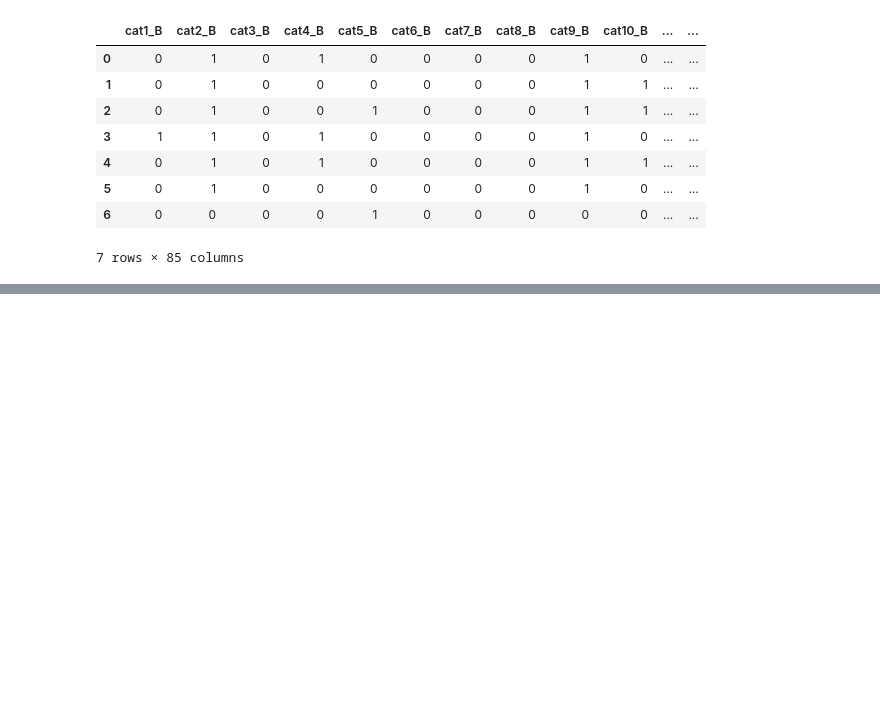
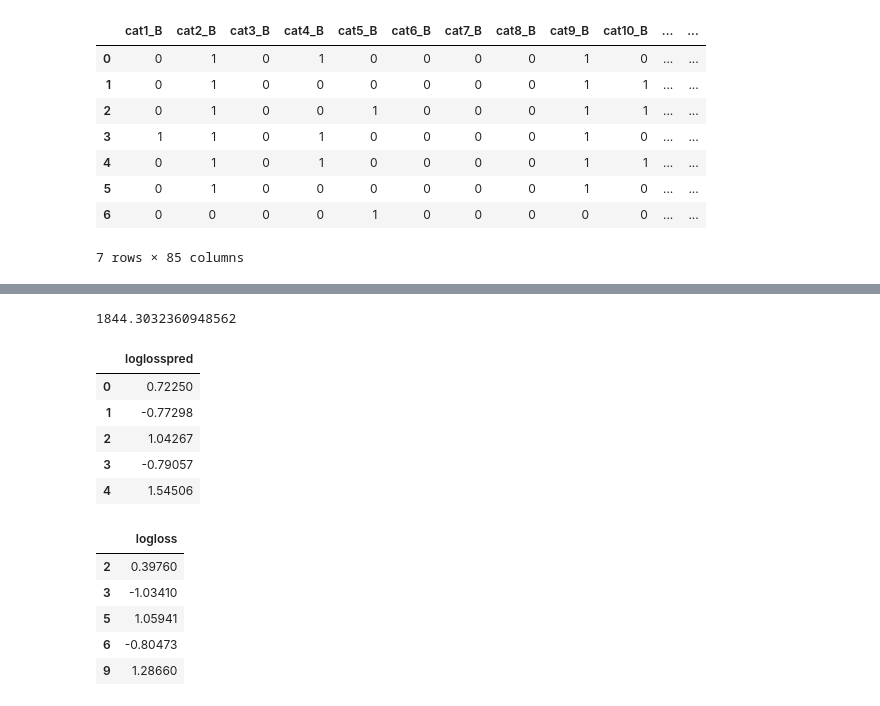
Before and after one commit to VCZLee/Jupyter-Notebooks, a Jupyter notebook: Kaggle/Allstate Claim Severity/Allstate Claim Severity Modeling.ipynb, the cells around one changed output, grey strips where cells are left out. Cells and saved outputs as stored; diff of their text form; code cells hidden in the pictures; blank space fills up the shorter version.

```diff
--- a/Kaggle/Allstate Claim Severity/Allstate Claim Severity Modeling.ipynb
+++ b/Kaggle/Allstate Claim Severity/Allstate Claim Severity Modeling.ipynb
@@ -180,7 +229,7 @@ cat_dataset.head(n=7)
 | 6 | 0 | 0 | 0 | 0 | 1 | 0 | 0 | 0 | 0 | 0 | ... | ... |
 7 rows × 85 columns
 # %%
-cleaned_dataset = pd.concat([labeled_dataset.id,cat_dataset,cont_dataset], axis=1).drop(['loss'], axis=1)
+cleaned_dataset = pd.concat([labeled_dataset.id,cat_dataset,cont_dataset_scaled], axis=1)
 cleaned_dataset.head(n=7)
 # %% [output]
 |  | id | cat1_B | cat2_B | cat3_B | cat4_B | cat5_B | cat6_B | cat7_B | cat8_B | cat9_B | ... | ... |
@@ -205,8 +254,21 @@ def test_split(id, seed, test_proportion):
     else:
         return 1
 
-cleaned_dataset['split'] = cleaned_dataset['id'].map(lambda x: test_split(id = x, seed = '42', test_proportion = 0.20))
+cleaned_dataset['split'] = cleaned_dataset['id'].map(lambda x: test_split(id = x, seed = 'testing set', test_proportion = 0.20))
 cleaned_dataset['split'].sum()/cleaned_dataset.shape[0] #verify split percentage is correct
-train = cleaned_dataset.loc[(cleaned_dataset.split == 0)]
+
 test = cleaned_dataset.loc[(cleaned_dataset.split == 1)]
+train_valid = cleaned_dataset.loc[(cleaned_dataset.split == 0)].copy()
+train_valid['split'] = train_valid['id'].map(lambda x: test_split(id = x, seed = 'validation set', test_proportion = 0.25))
+train_valid['split'].sum()/train_valid.shape[0] #verify split percentage is correct
+train = train_valid.loc[(train_valid.split == 0)]
+valid = train_valid.loc[(train_valid.split == 1)]
+
+
+train_x = train.iloc[:,1:-3].copy()
+train_y = train.iloc[:,-2:-1].copy()
+valid_x = valid.iloc[:,1:-3].copy()
+valid_y = valid.iloc[:,-2:-1].copy()
+test_x = test.iloc[:,1:-3].copy()
+test_y = test.iloc[:,-2:-1].copy()
 # %% [output]
@@ -258,2 +332,26 @@ train_pred_nn = pd.DataFrame(train_pred_nn, columns = ['loglosspred'])
+# %%
+actual_pred = np.exp(loss_scaler.inverse_transform(train_pred_nn))
+train_y_actual = np.exp(loss_scaler.inverse_transform(train_y))
+# actual_pred = np.exp(train_pred_nn)
+# train_y_actual = np.exp(train_y)
+
+mean_squared_error(train_y_actual, actual_pred) ** 0.5
+
+train_pred_nn.head()
+train_y.head()
+# %% [output]
+1844.3032360948562
+|  | loglosspred |
+| 0 | 0.72250 |
+| 1 | -0.77298 |
+| 2 | 1.04267 |
+| 3 | -0.79057 |
+| 4 | 1.54506 |
+|  | logloss |
+| 2 | 0.39760 |
+| 3 | -1.03410 |
+| 5 | 1.05941 |
+| 6 | -0.80473 |
+| 9 | 1.28660 |
 # %%
 # print("Mean squared error on the training set is %f" % train_loss)
```
Also changed, not shown: parts of 10 cells of this notebook, 2 other files.
